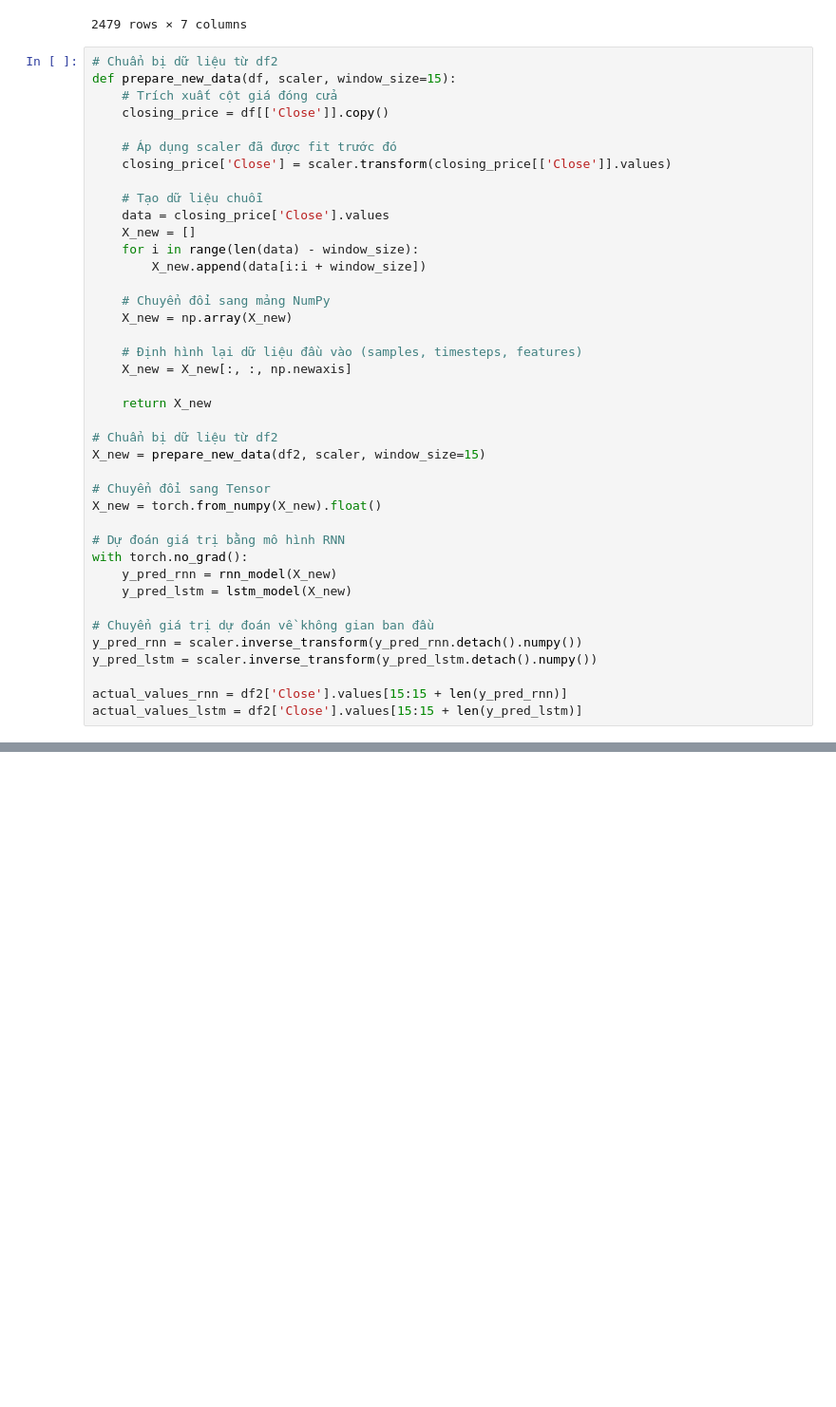
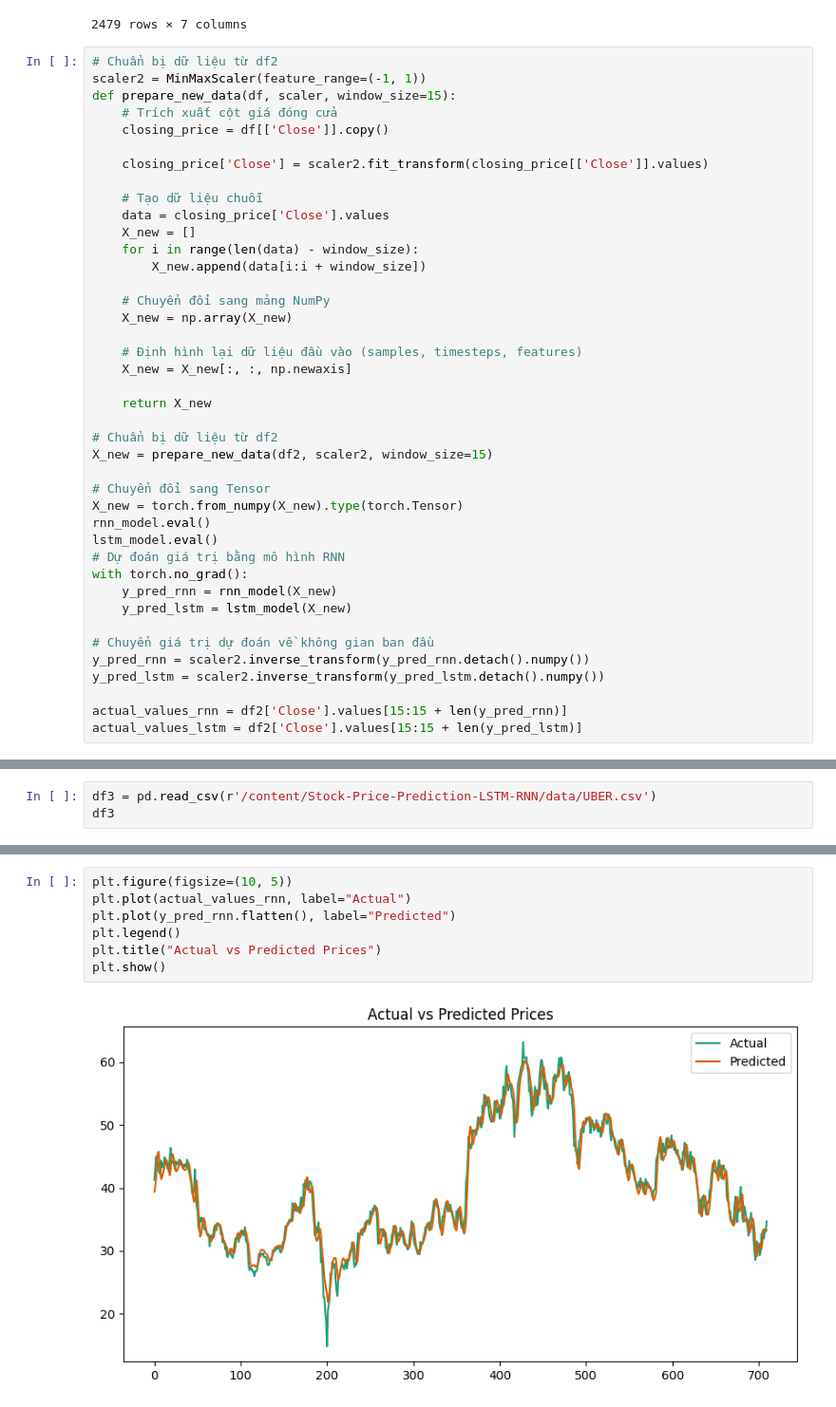
Before and after one commit to ThienNguyen3001/Stock-Price-Prediction-RNN-LSTM-GRU, a Jupyter notebook: stock_price_predict.ipynb, the cells around one changed output, grey strips where cells are left out. Shown at 95% size. Drawn from its saved outputs; the diff is of its cells as text; blank space fills up the shorter version.

```diff
--- a/stock_price_predict.ipynb
+++ b/stock_price_predict.ipynb
@@ -518,12 +523,12 @@ df2
 2479 rows × 7 columns
 # %%
 # Chuẩn bị dữ liệu từ df2
+scaler2 = MinMaxScaler(feature_range=(-1, 1))
 def prepare_new_data(df, scaler, window_size=15):
     # Trích xuất cột giá đóng cửa
     closing_price = df[['Close']].copy()
 
-    # Áp dụng scaler đã được fit trước đó
-    closing_price['Close'] = scaler.transform(closing_price[['Close']].values)
+    closing_price['Close'] = scaler2.fit_transform(closing_price[['Close']].values)
 
     # Tạo dữ liệu chuỗi
     data = closing_price['Close'].values
@@ -540,19 +545,20 @@ def prepare_new_data(df, scaler, window_size=15):
     return X_new
 
 # Chuẩn bị dữ liệu từ df2
-X_new = prepare_new_data(df2, scaler, window_size=15)
+X_new = prepare_new_data(df2, scaler2, window_size=15)
 
 # Chuyển đổi sang Tensor
-X_new = torch.from_numpy(X_new).float()
-
+X_new = torch.from_numpy(X_new).type(torch.Tensor)
+rnn_model.eval()
+lstm_model.eval()
 # Dự đoán giá trị bằng mô hình RNN
 with torch.no_grad():
     y_pred_rnn = rnn_model(X_new)
     y_pred_lstm = lstm_model(X_new)
 
 # Chuyển giá trị dự đoán về không gian ban đầu
-y_pred_rnn = scaler.inverse_transform(y_pred_rnn.detach().numpy())
-y_pred_lstm = scaler.inverse_transform(y_pred_lstm.detach().numpy())
+y_pred_rnn = scaler2.inverse_transform(y_pred_rnn.detach().numpy())
+y_pred_lstm = scaler2.inverse_transform(y_pred_lstm.detach().numpy())
 
 actual_values_rnn = df2['Close'].values[15:15 + len(y_pred_rnn)]
 actual_values_lstm = df2['Close'].values[15:15 + len(y_pred_lstm)]
@@ -587,0 +610,3 @@ plt.show()
+# %%
+df3 = pd.read_csv(r'/content/Stock-Price-Prediction-LSTM-RNN/data/UBER.csv')
+df3
@@ -587,0 +682,9 @@ plt.show()
+# %%
+plt.figure(figsize=(10, 5))
+plt.plot(actual_values_rnn, label="Actual")
+plt.plot(y_pred_rnn.flatten(), label="Predicted")
+plt.legend()
+plt.title("Actual vs Predicted Prices")
+plt.show()
+# %% [output]
+[figure, added]
```
Also changed, not shown: parts of 24 cells of this notebook.
